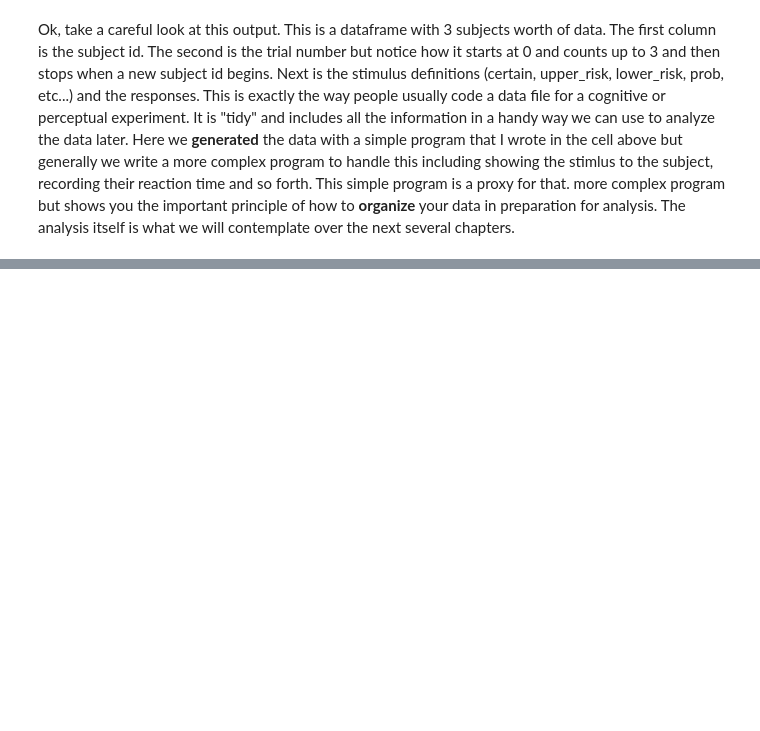
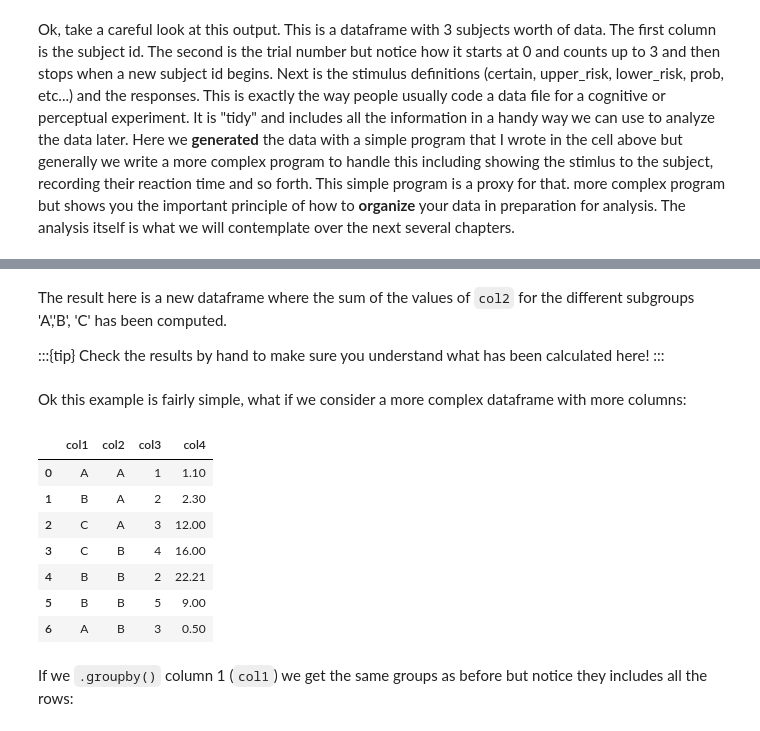
Before and after one commit to gureckis/nyu_lab_in_cognition, a Jupyter notebook: book/chapters/05/00-data.ipynb, the cells around one changed output, grey strips where cells are left out. Cells and saved outputs as stored; diff of their text form; code cells hidden in the pictures; blank space fills up the shorter version.

```diff
--- a/book/chapters/05/00-data.ipynb
+++ b/book/chapters/05/00-data.ipynb
@@ -1294,0 +1402,22 @@ Ok, take a careful look at this output.  This is a dataframe with 3 subjects wor
+# %% [markdown]
+The result here is a new dataframe where the sum of the values of `col2` for the different subgroups 'A','B', 'C' has been computed.
+
+:::{tip}
+Check the results by hand to make sure you understand what has been calculated here!
+:::
+# %% [markdown]
+Ok this example is fairly simple, what if we consider a more complex dataframe with more columns:
+# %%
+sac_df_2=pd.DataFrame({"col1":['A','B','C','C','B','B','A'],"col2":['A','A','A','B','B','B','B'],"col3": [1,2,3,4,2,5,3],"col4": [1.1,2.3,12.,16,22.21,9,0.5]})
+sac_df_2
+# %% [output]
+|  | col1 | col2 | col3 | col4 |
+| 0 | A | A | 1 | 1.10 |
+| 1 | B | A | 2 | 2.30 |
+| 2 | C | A | 3 | 12.00 |
+| 3 | C | B | 4 | 16.00 |
+| 4 | B | B | 2 | 22.21 |
+| 5 | B | B | 5 | 9.00 |
+| 6 | A | B | 3 | 0.50 |
+# %% [markdown]
+If we `.groupby()` column 1 (`col1`) we get the same groups as before but notice they includes all the rows:
```
Also changed, not shown: parts of 28 cells of this notebook, 1 other file.
